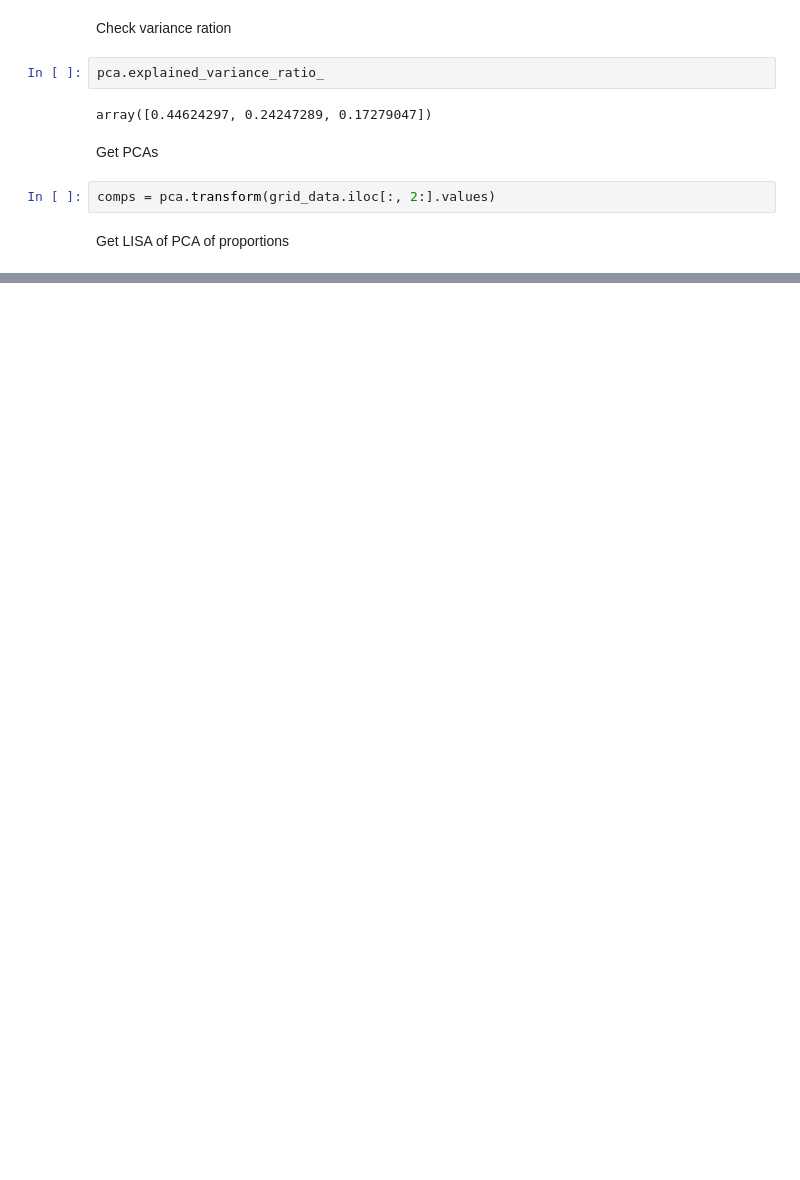
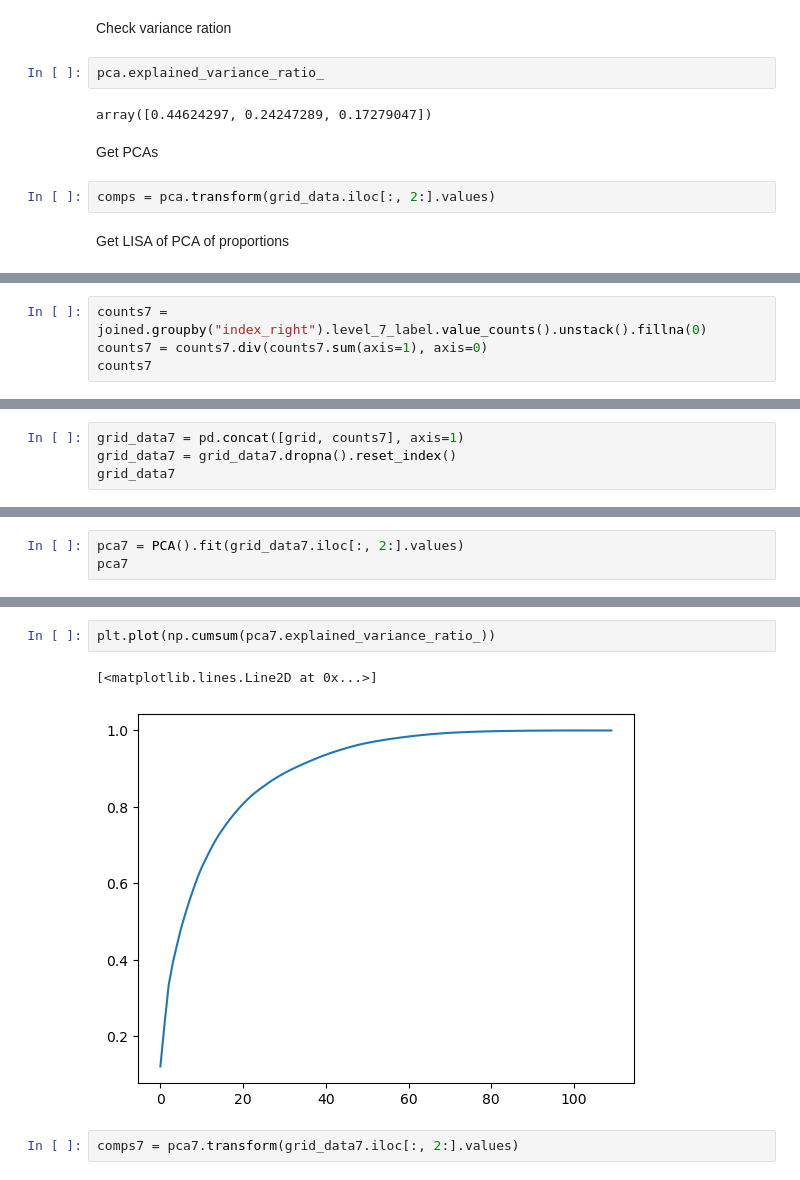
Before and after one commit to uscuni/boundaries_of_change, a Jupyter notebook: code/0x_lisa_boundaries.ipynb, the cells around one changed output, grey strips where cells are left out. Drawn from its saved outputs; the diff is of its cells as text; blank space fills up the shorter version.

```diff
--- a/code/0x_lisa_boundaries.ipynb
+++ b/code/0x_lisa_boundaries.ipynb
@@ -143,0 +235,4 @@ lisa_comp.plot(grid_data)
+# %%
+counts7 = joined.groupby("index_right").level_7_label.value_counts().unstack().fillna(0)
+counts7 = counts7.div(counts7.sum(axis=1), axis=0)
+counts7
@@ -143,0 +254,4 @@ lisa_comp.plot(grid_data)
+# %%
+grid_data7 = pd.concat([grid, counts7], axis=1)
+grid_data7 = grid_data7.dropna().reset_index()
+grid_data7
@@ -143,0 +272,3 @@ lisa_comp.plot(grid_data)
+# %%
+pca7 = PCA().fit(grid_data7.iloc[:, 2:].values)
+pca7
@@ -143,0 +297,7 @@ lisa_comp.plot(grid_data)
+# %%
+plt.plot(np.cumsum(pca7.explained_variance_ratio_))
+# %% [output]
+[<matplotlib.lines.Line2D at 0x...>]
+[figure, added]
+# %%
+comps7 = pca7.transform(grid_data7.iloc[:, 2:].values)
```
Also changed, not shown: parts of 24 cells of this notebook.
